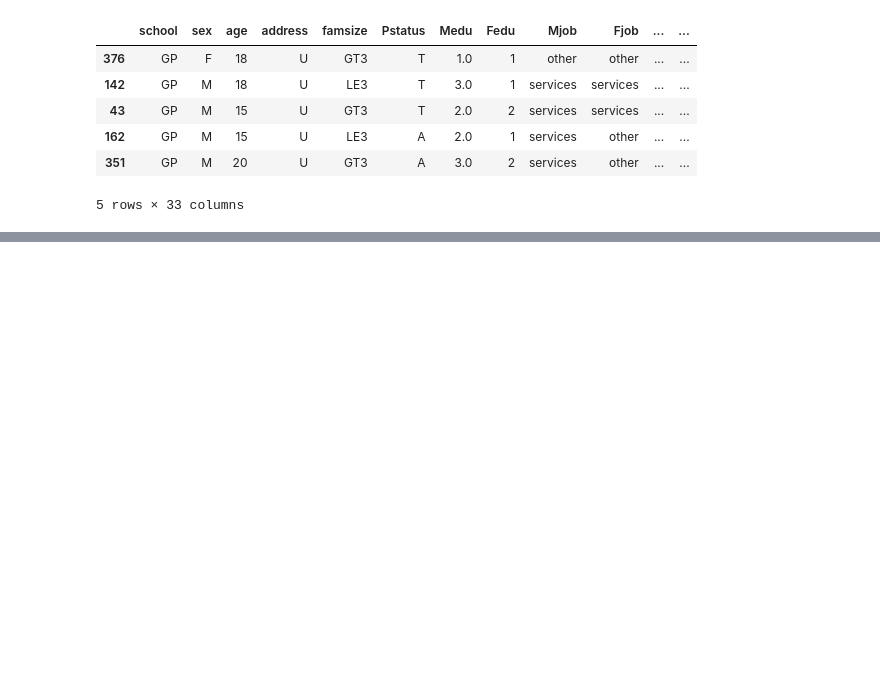
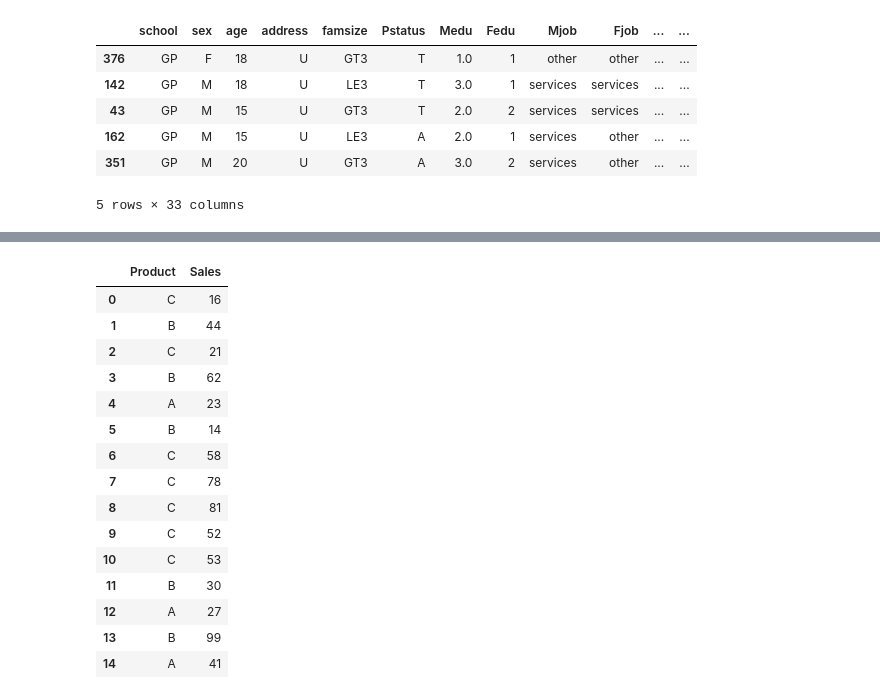
Before and after one commit to mlhudson1/CIDM4310-70_Pandas, a Jupyter notebook: Chapter1Fixed.ipynb, the cells around one changed output, grey strips where cells are left out. Saved outputs shown, nothing was run; the diff lists cells and outputs as text; code cells hidden in the pictures; blank space fills up the shorter version.

Commit message:
Ch.1 - Exercise 1.03 - Comparing data from two DataFrames

```diff
--- a/Chapter1Fixed.ipynb
+++ b/Chapter1Fixed.ipynb
@@ -608,0 +612,9 @@ train.head()
+# %%
+# Create a list of characters and convert it to a series
+random.seed(123)
+list1=[['A']*3,['B']*5,['C']*7]
+charlist = [x for sublist in list1 for x in sublist]
+random.shuffle(charlist)
+# Creating a series from the list
+ser1 = pd.Series(charlist)
+ser1
@@ -608,0 +638,5 @@ train.head()
+# %%
+# Create a series of numerical elements by random sampling
+random.seed(123)
+ser2 = pd.Series(random.sample(range(10,100),15))
+ser2
@@ -608,0 +660,22 @@ train.head()
+# %%
+# Creating a products data frame
+prodDf1 = pd.concat([ser1,ser2], axis=1)
+prodDf1.columns=['Product','Sales']
+prodDf1
+# %% [output]
+|  | Product | Sales |
+| 0 | C | 16 |
+| 1 | B | 44 |
+| 2 | C | 21 |
+| 3 | B | 62 |
+| 4 | A | 23 |
+| 5 | B | 14 |
+| 6 | C | 58 |
+| 7 | C | 78 |
+| 8 | C | 81 |
+| 9 | C | 52 |
+| 10 | C | 53 |
+| 11 | B | 30 |
+| 12 | A | 27 |
+| 13 | B | 99 |
+| 14 | A | 41 |
```
Also changed, not shown: parts of 15 cells of this notebook.
